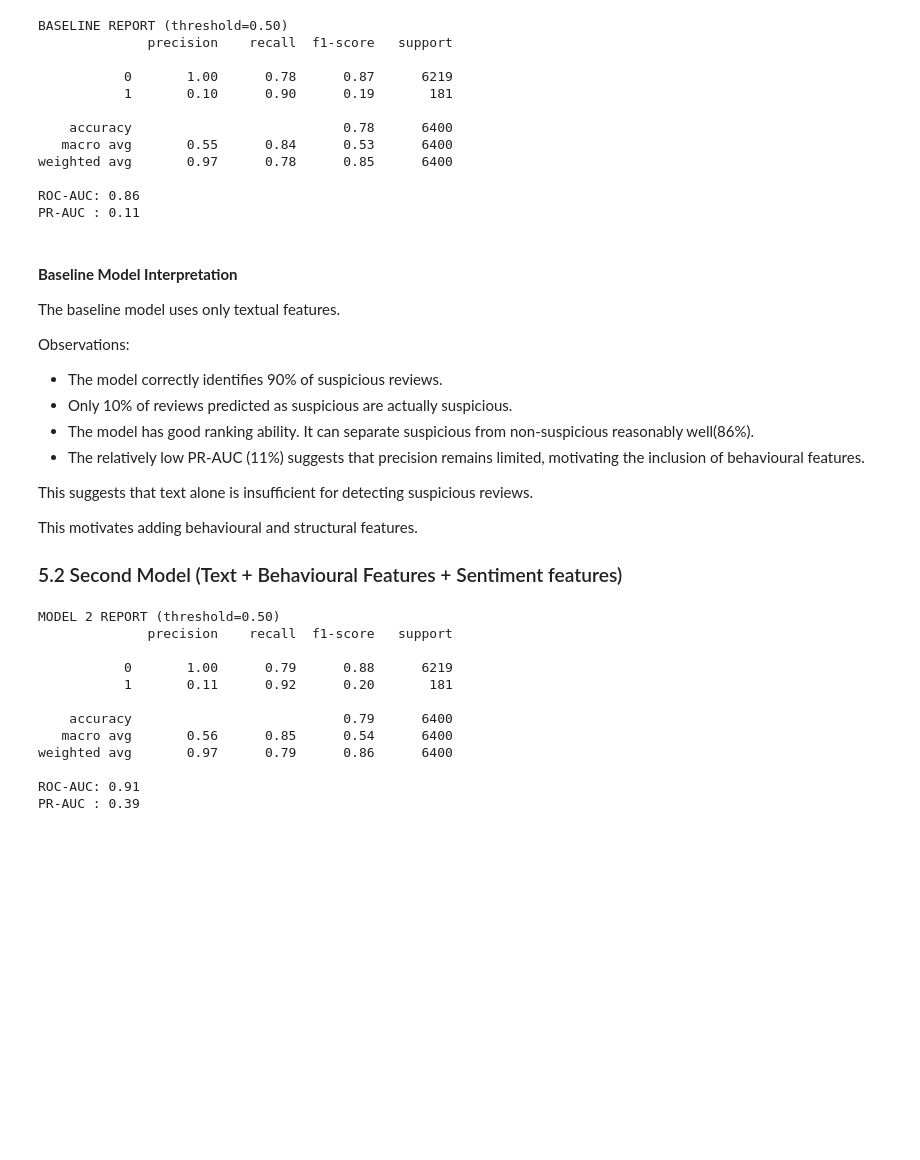
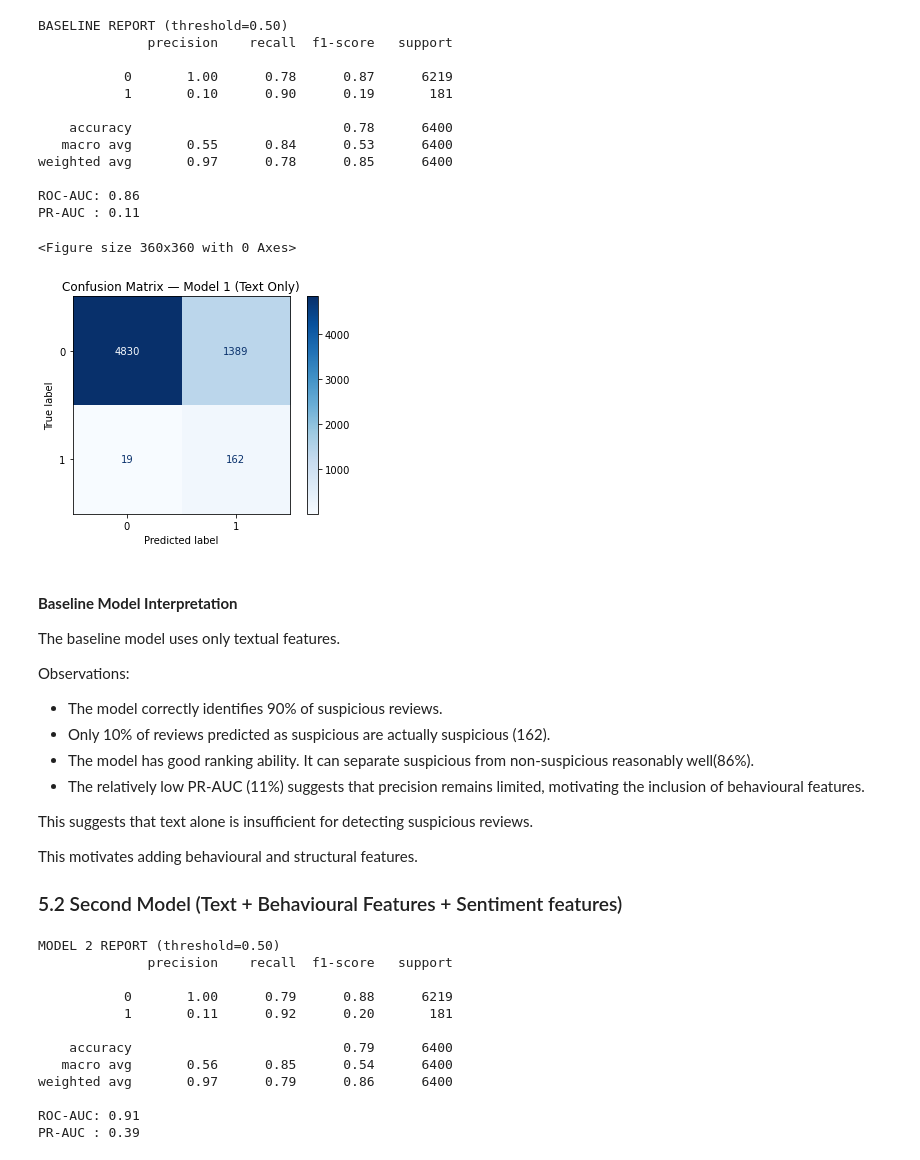
Before and after one commit to WanjikuKahoro/Safaricom-Suspicious-Review-Detection-Using-Machine-Learning, a Jupyter notebook: Emma.ipynb, the cells around one changed output. Saved outputs shown, nothing was run; the diff lists cells and outputs as text; code cells hidden in the pictures; blank space fills up the shorter version.

```diff
--- a/Emma.ipynb
+++ b/Emma.ipynb
@@ -962,6 +966,18 @@ weighted avg       0.97      0.78      0.85      6400
 
 ROC-AUC: 0.86
 PR-AUC : 0.11
+# %%
+# Baseline Model Confusion Matrix
+cm_m1 = confusion_matrix(y_test, pred)
+
+plt.figure(figsize=(5,5))
+disp = ConfusionMatrixDisplay(confusion_matrix=cm_m1)
+disp.plot(cmap="Blues")
+plt.title("Confusion Matrix — Model 1 (Text Only)")
+plt.show()
+# %% [output]
+<Figure size 360x360 with 0 Axes>
+[figure, added]
 # %% [markdown]
 #### **Baseline Model Interpretation**
 
@@ -969,7 +985,7 @@ The baseline model uses only textual features.
 
 Observations:
  - The model correctly identifies 90% of suspicious reviews.
- - Only 10% of reviews predicted as suspicious are actually suspicious.
+ - Only 10% of reviews predicted as suspicious are actually suspicious (162).
  - The model has good ranking ability. It can separate suspicious from non-suspicious reasonably well(86%).
  - The relatively low PR-AUC (11%) suggests that precision remains limited, motivating the inclusion of behavioural features.
 
```
Also changed, not shown: parts of 17 cells of this notebook.
